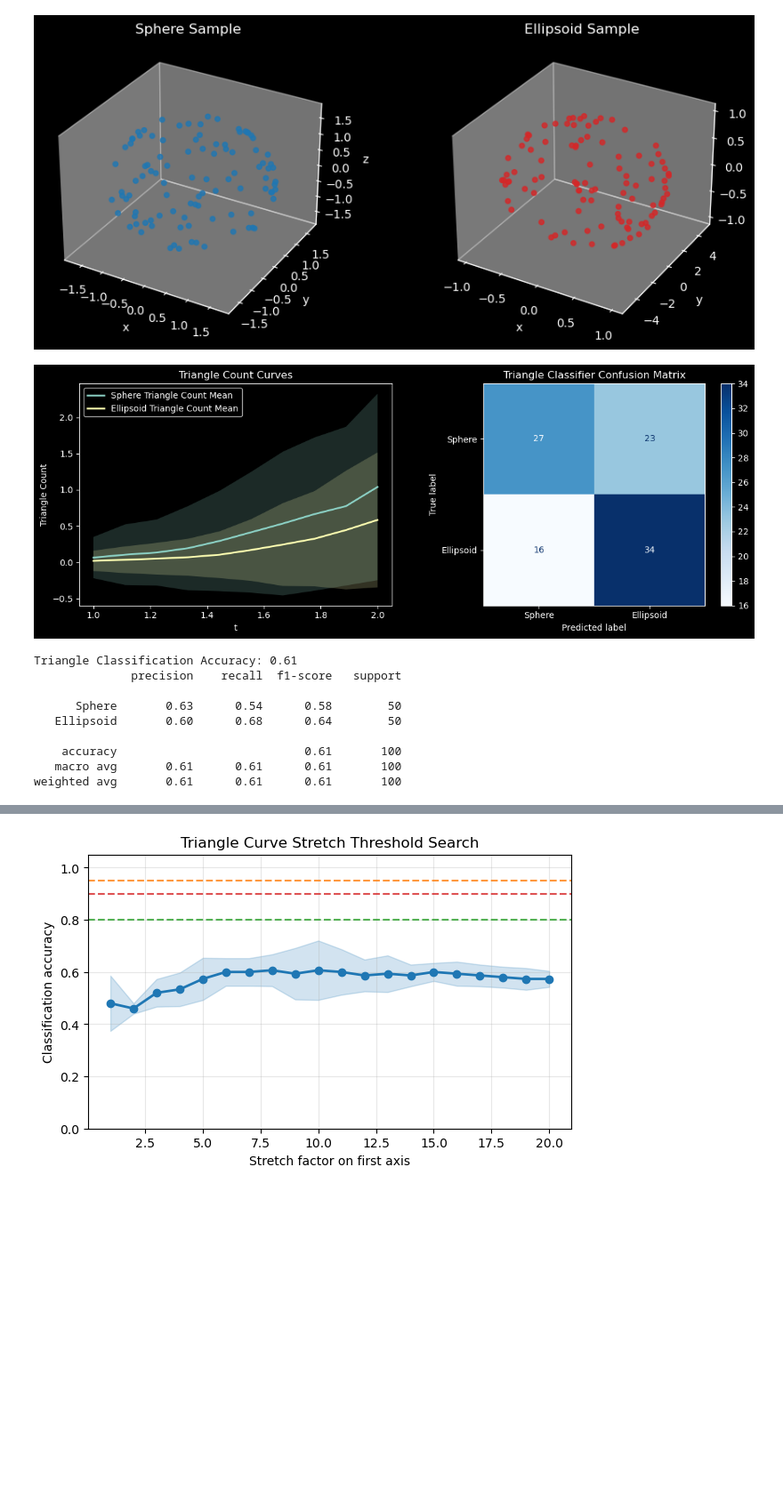
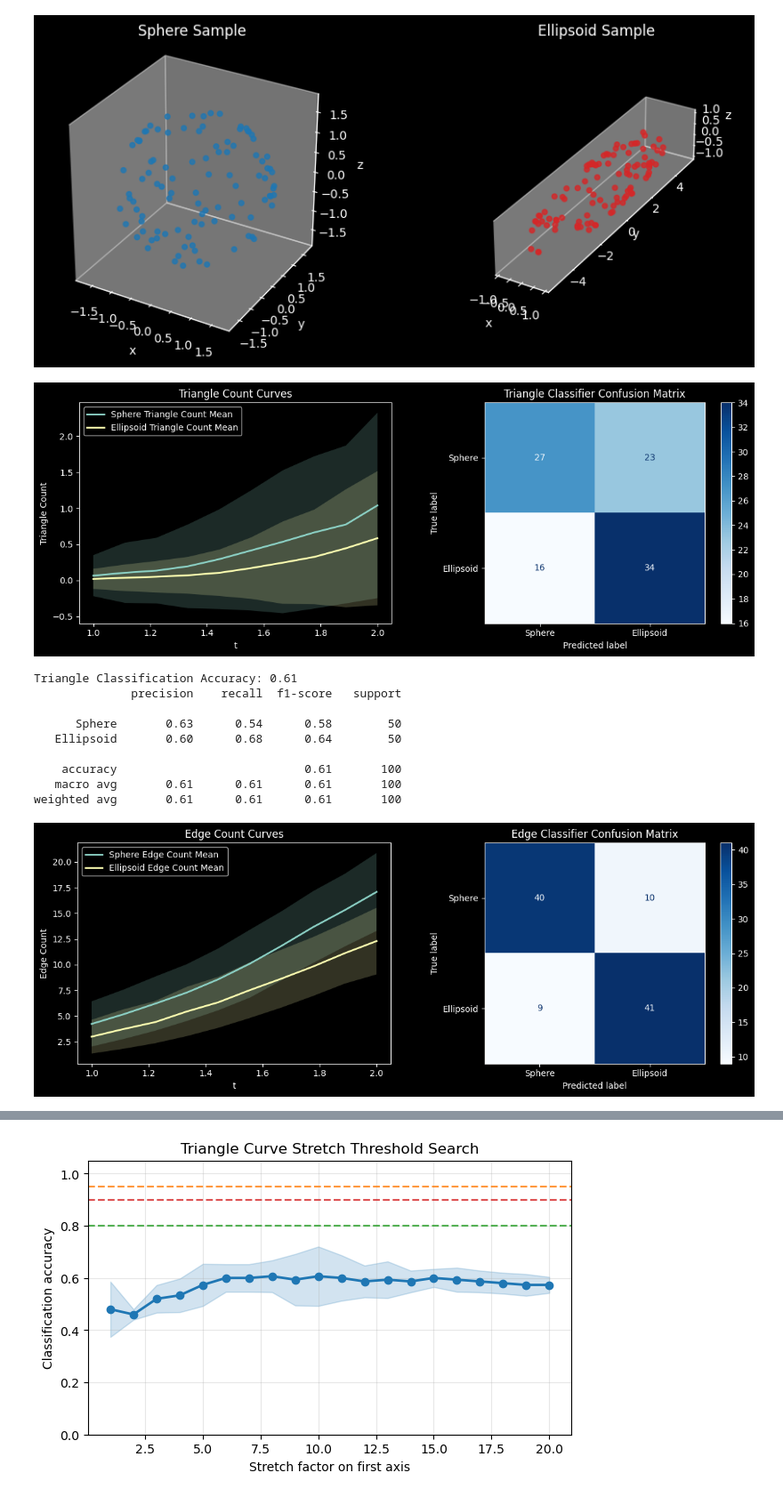
Before and after one commit to JosephMatatyaou/STA199REU, a Jupyter notebook: SQ26/Week5/sphere_vs_ellipsoid_triangle.ipynb, the cells around one changed output, grey strips where cells are left out. Shown at 89% size. Drawn from its saved outputs; the diff is of its cells as text; code cells hidden in the pictures; blank space fills up the shorter version.

```diff
--- a/SQ26/Week5/sphere_vs_ellipsoid_triangle.ipynb
+++ b/SQ26/Week5/sphere_vs_ellipsoid_triangle.ipynb
@@ -76,7 +78,7 @@ def sphere_vs_ellipsoid_edge_curve_classifier(
     sphere_radius = (target_volume / unit_ball_volume(ambient_dim)) ** ( 1.0 / ambient_dim)
     ellipsoid_axes = scale_axes_target_volume(ellipsoid_stretch, target_volume)
 
-    curves_sphere = simulate_curves(
+    curves_sphere = simulate_edge_curves(
         point_cloud_sampler = lambda s: unif_hypersphere(
             n_points = n_points,
             d = ambient_dim,
@@ -88,7 +90,7 @@ def sphere_vs_ellipsoid_edge_curve_classifier(
         seed = seed1,
     )
 
-    curves_ellipsoid = simulate_curves(
+    curves_ellipsoid = simulate_edge_curves(
         point_cloud_sampler=lambda s: unif_hyperellipsoid(
             n_points,
             *ellipsoid_axes,
@@ -324,6 +326,15 @@ result = sphere_vs_ellipsoid_triangle_curve_classifier(
     ellipsoid_stretch=ellipsoid_stretch,
 )
 
+result2 = sphere_vs_ellipsoid_edge_curve_classifier(
+    ambient_dim=ambient_dim,
+    n_points=n_points,
+    n_resamples=n_resamples,
+    t_grid=t_grid,
+    ellipsoid_stretch=ellipsoid_stretch,
+)
+
+
 fig = plt.figure(figsize=(10, 4))
 
 samples = [
@@ -335,34 +346,37 @@ for i, (shape, X, color) in enumerate(samples, start = 1):
     projected = X.shape[1] > 3
     if projected:
         X = vr.pca_project(X, out_dim = 2)
 
     d = X.shape[1]
     ax = fig.add_subplot(1, 2, i, projection="3d" if d == 3 else None)
 
     if d == 3:
         ax.scatter(X[:, 0], X[:, 1], X[:, 2], s = 18, alpha = 0.8, color=color)
+        ax.set_aspect("equal")
         ax.set_xlabel("x")
         ax.set_ylabel("y")
         ax.set_zlabel("z")
     elif d == 2:
         ax.scatter(X[:, 0], X[:, 1], s=18, alpha=0.8, color=color)
+        ax.set_aspect("equal")
         ax.set_aspect("equal")
         ax.set_xlabel("PC1" if projected else "x")
         ax.set_ylabel("PC2" if projected else "y")
     else:
         ax.scatter(X[:, 0], np.zeros(len(X)), s=18, alpha=0.8, color=color)
         ax.set_xlabel("x")
         ax.set_ylabel("")
 
     ax.set_title(f"{shape} Sample")
     ax.grid(False)
 
 plt.tight_layout()
 plt.show()
 
 plot_sphere_ellipsoid_results(result,curve_type="triangle")
+plot_sphere_ellipsoid_results(result2, curve_type="edge")
 # %% [output]
-[figure, old version]
+[figure, new version]
 [figure]
 Triangle Classification Accuracy: 0.61
               precision    recall  f1-score   support
@@ -373,3 +387,4 @@ Triangle Classification Accuracy: 0.61
     accuracy                           0.61       100
    macro avg       0.61      0.61      0.61       100
 weighted avg       0.61      0.61      0.61       100
+[figure, added]
```
Also changed, not shown: parts of 8 cells of this notebook, 2 other files.
